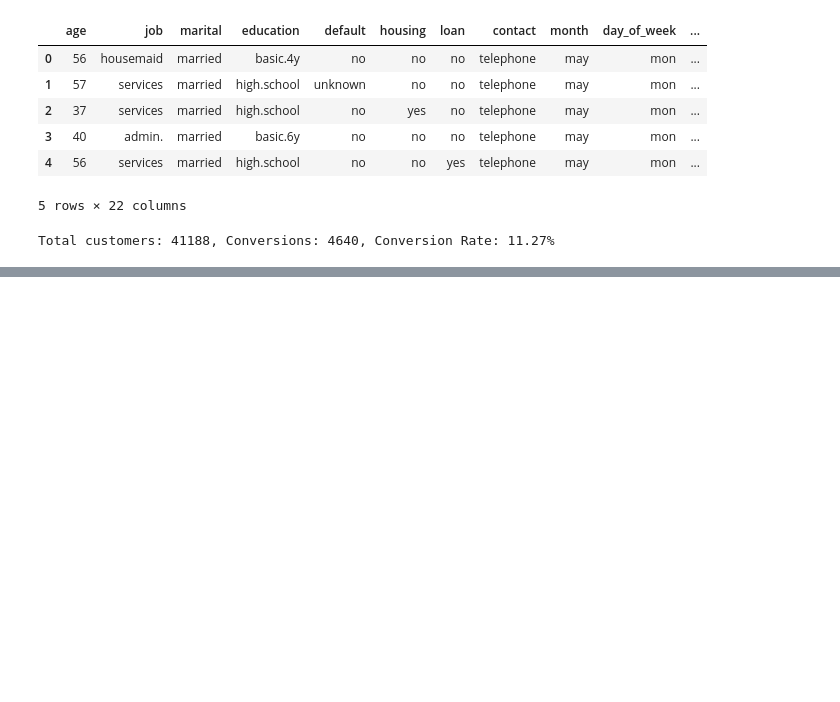
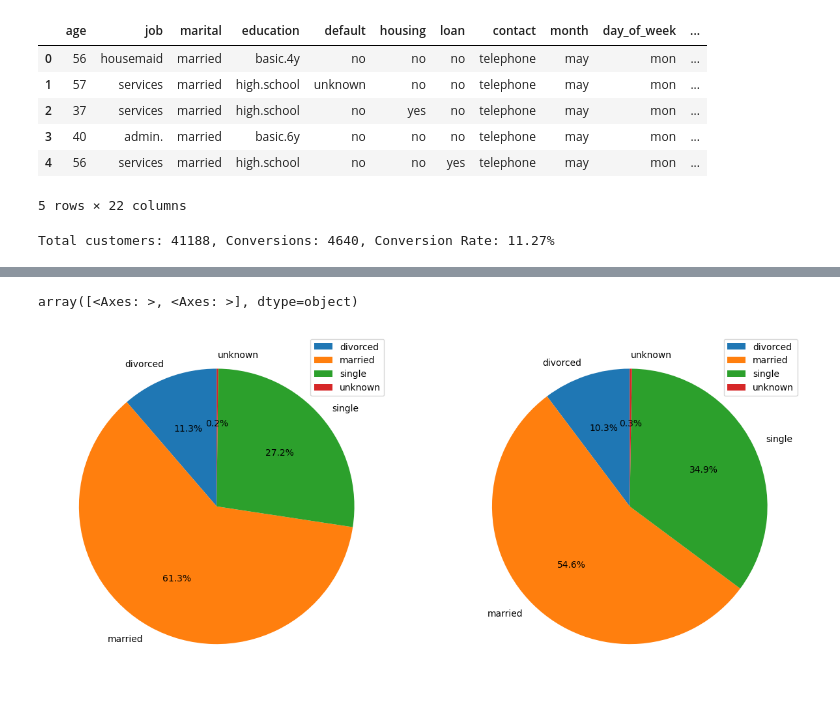
Before and after one commit to abhas-b/AICentral, a Jupyter notebook: 05. Marketing Analytics/02. Visualization.ipynb, the cells around one changed output, grey strips where cells are left out. Cells and saved outputs as stored; diff of their text form; code cells hidden in the pictures; blank space fills up the shorter version.

```diff
--- a/05. Marketing Analytics/02. Visualization.ipynb
+++ b/05. Marketing Analytics/02. Visualization.ipynb
@@ -31,0 +70,10 @@ plt.plot(conversions_by_age);
+# %%
+# Converted vs Non Converted: on marital status
+
+conversions_by_marital_status_df = pd.pivot_table(df,
+               values='y',
+               index='marital',
+               columns='conversion',
+               aggfunc=len)
+
+conversions_by_marital_status_df
@@ -31,0 +87,9 @@ plt.plot(conversions_by_age);
+# %%
+conversions_by_marital_status_df.plot(kind='pie',
+                                      subplots=True,
+                                      figsize=(15,7),
+                                      startangle=90,
+                                      autopct=lambda x: f"{x/100:.1%}")
+# %% [output]
+array([<Axes: >, <Axes: >], dtype=object)
+[figure, added]
```
Also changed, not shown: parts of 8 cells of this notebook.
